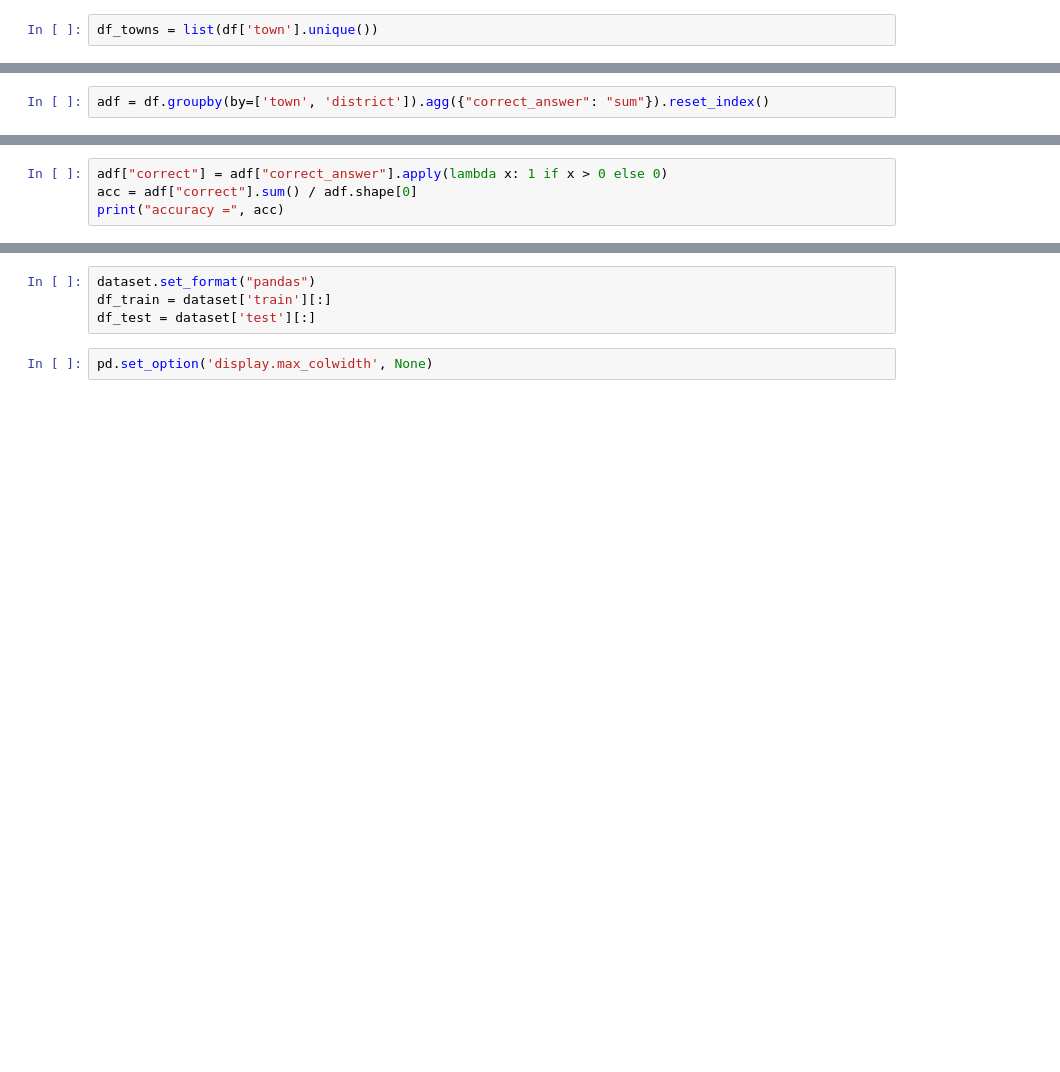
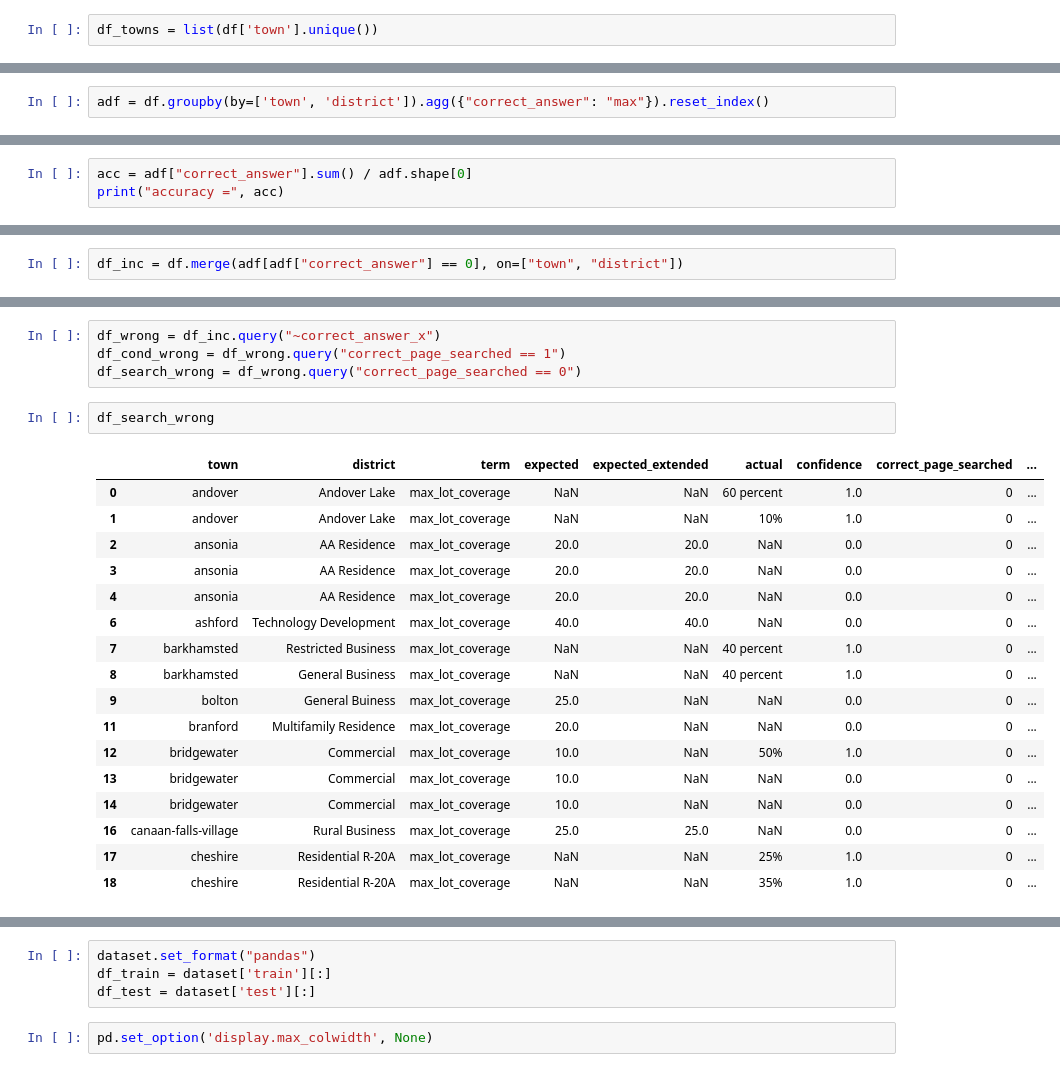
Before and after one commit to National-Zoning-Atlas/zoning-gpt, a Jupyter notebook: eeshakhanna/eval_diagnose.ipynb, the cells around one changed output, grey strips where cells are left out. Saved outputs shown, nothing was run; the diff lists cells and outputs as text; blank space fills up the shorter version.

```diff
--- a/eeshakhanna/eval_diagnose.ipynb
+++ b/eeshakhanna/eval_diagnose.ipynb
@@ -131,2 +50,2 @@ df_towns = list(df['town'].unique())
 # %%
-adf = df.groupby(by=['town', 'district']).agg({"correct_answer": "sum"}).reset_index()
+adf = df.groupby(by=['town', 'district']).agg({"correct_answer": "max"}).reset_index()
@@ -145,5 +52,4 @@ Name: correct_answer, dtype: int64
 # %%
-adf["correct"] = adf["correct_answer"].apply(lambda x: 1 if x > 0 else 0)
-acc = adf["correct"].sum() / adf.shape[0]
+acc = adf["correct_answer"].sum() / adf.shape[0]
 print("accuracy =", acc)
 # %% [output]
@@ -155 +57,3 @@ df_inc = df[df["town"].isin(incorrect_answer)]
+# %%
+df_inc = df.merge(adf[adf["correct_answer"] == 0], on=["town", "district"])
 # %%
@@ -187,3 +63,27 @@ df_wrong
+# %%
+df_wrong = df_inc.query("~correct_answer_x")
+df_cond_wrong = df_wrong.query("correct_page_searched == 1")
+df_search_wrong = df_wrong.query("correct_page_searched == 0")
+# %%
+df_search_wrong
+# %% [output]
+|  | town | district | term | expected | expected_extended | actual | confidence | correct_page_searched | ... |
+| 0 | andover | Andover Lake | max_lot_coverage | NaN | NaN | 60 percent | 1.0 | 0 | ... |
+| 1 | andover | Andover Lake | max_lot_coverage | NaN | NaN | 10% | 1.0 | 0 | ... |
+| 2 | ansonia | AA Residence | max_lot_coverage | 20.0 | 20.0 | NaN | 0.0 | 0 | ... |
+| 3 | ansonia | AA Residence | max_lot_coverage | 20.0 | 20.0 | NaN | 0.0 | 0 | ... |
+| 4 | ansonia | AA Residence | max_lot_coverage | 20.0 | 20.0 | NaN | 0.0 | 0 | ... |
+| 6 | ashford | Technology Development | max_lot_coverage | 40.0 | 40.0 | NaN | 0.0 | 0 | ... |
+| 7 | barkhamsted | Restricted Business | max_lot_coverage | NaN | NaN | 40 percent | 1.0 | 0 | ... |
+| 8 | barkhamsted | General Business | max_lot_coverage | NaN | NaN | 40 percent | 1.0 | 0 | ... |
+| 9 | bolton | General Buiness | max_lot_coverage | 25.0 | NaN | NaN | 0.0 | 0 | ... |
+| 11 | branford | Multifamily Residence | max_lot_coverage | 20.0 | NaN | NaN | 0.0 | 0 | ... |
+| 12 | bridgewater | Commercial | max_lot_coverage | 10.0 | NaN | 50% | 1.0 | 0 | ... |
+| 13 | bridgewater | Commercial | max_lot_coverage | 10.0 | NaN | NaN | 0.0 | 0 | ... |
+| 14 | bridgewater | Commercial | max_lot_coverage | 10.0 | NaN | NaN | 0.0 | 0 | ... |
+| 16 | canaan-falls-village | Rural Business | max_lot_coverage | 25.0 | 25.0 | NaN | 0.0 | 0 | ... |
+| 17 | cheshire | Residential R-20A | max_lot_coverage | NaN | NaN | 25% | 1.0 | 0 | ... |
+| 18 | cheshire | Residential R-20A | max_lot_coverage | NaN | NaN | 35% | 1.0 | 0 | ... |
 # %%
 from datasets import load_dataset
 dataset = load_dataset("xyzNLP/nza-ct-zoning-codes-text")
```
Also changed, not shown: parts of 33 cells of this notebook, 7 other files.
